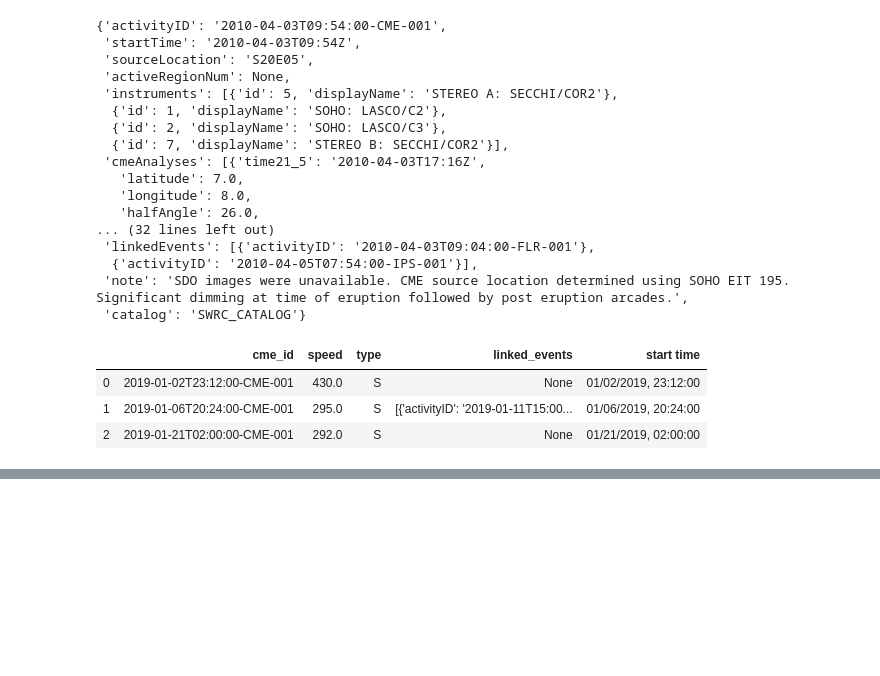
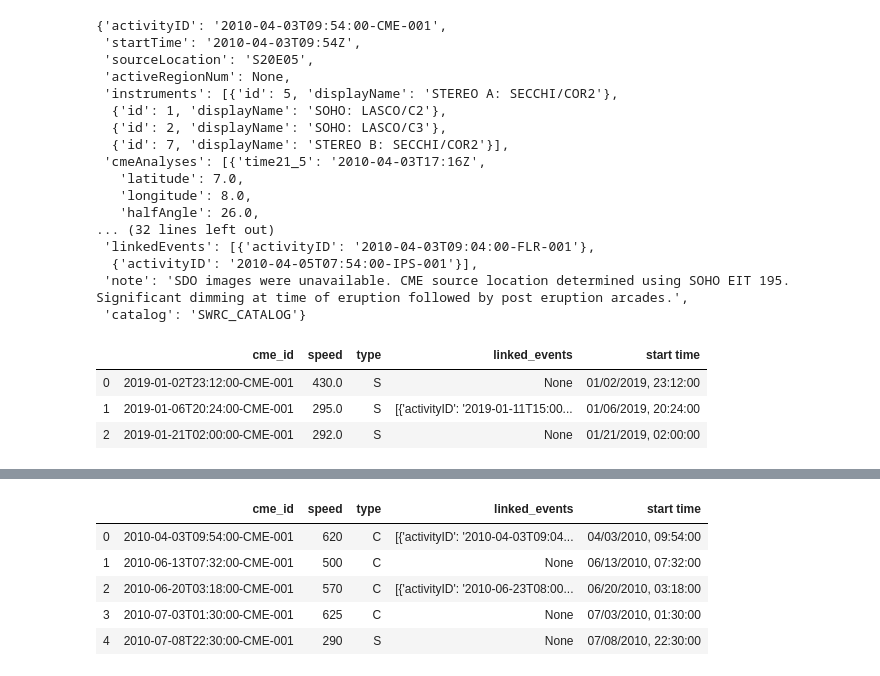
Before and after one commit to rockhound03/Project1, a Jupyter notebook: modules/Data_Exploration.ipynb, the cells around one changed output, grey strips where cells are left out. Drawn from its saved outputs; the diff is of its cells as text; code cells hidden in the pictures; blank space fills up the shorter version.

```diff
--- a/modules/Data_Exploration.ipynb
+++ b/modules/Data_Exploration.ipynb
@@ -349,0 +369,11 @@ cmedf.head(3)
+# %%
+dont_use_nasa_time_format = False
+cme_alldf = cme_tools.cme_query_all(start_date, end_date, dont_use_nasa_time_format)
+cme_alldf.head()
+# %% [output]
+|  | cme_id | speed | type | linked_events | start time |
+| 0 | 2010-04-03T09:54:00-CME-001 | 620 | C | [{'activityID': '2010-04-03T09:04... | 04/03/2010, 09:54:00 |
+| 1 | 2010-06-13T07:32:00-CME-001 | 500 | C | None | 06/13/2010, 07:32:00 |
+| 2 | 2010-06-20T03:18:00-CME-001 | 570 | C | [{'activityID': '2010-06-23T08:00... | 06/20/2010, 03:18:00 |
+| 3 | 2010-07-03T01:30:00-CME-001 | 625 | C | None | 07/03/2010, 01:30:00 |
+| 4 | 2010-07-08T22:30:00-CME-001 | 290 | S | None | 07/08/2010, 22:30:00 |
```
Also changed, not shown: parts of 3 cells of this notebook.
